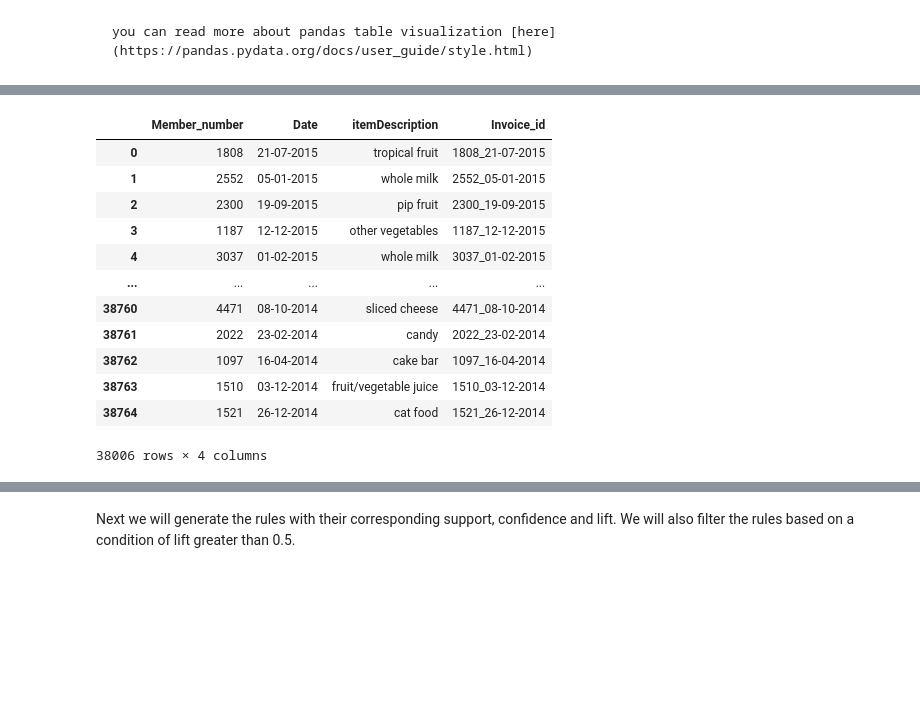
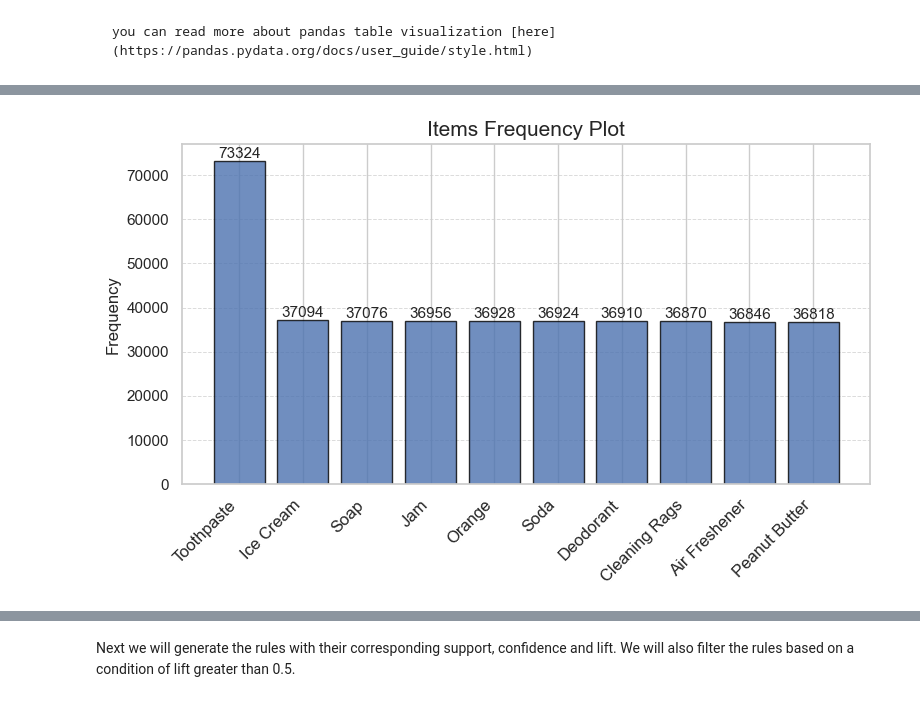
Before and after one commit to safarzadeh-reza/Spatial_Data_Mining_Winter2025, a Jupyter notebook: source/notebooks/L3/association_rules.ipynb, the cells around one changed output, grey strips where cells are left out. Cells and saved outputs as stored; diff of their text form; code cells hidden in the pictures; blank space fills up the shorter version.

```diff
--- a/source/notebooks/L3/association_rules.ipynb
+++ b/source/notebooks/L3/association_rules.ipynb
@@ -308,3 +341,9 @@ data.drop_duplicates(inplace=True)
+# %%
+# remove extra space in the itemDescription column
+data['Product'] = data['Product'].str.strip()
+
+# remove null values
+data.dropna(axis=0, subset=['Transaction_ID', 'Product'], inplace=True)
 # %%
 #Check the structure of the dataframe
 data.info()
@@ -342,0 +389,7 @@ df_table.head(10).style.background_gradient(cmap='Greens')
+# %%
+# Step 2: Count the frequency of each product
+product_freq = Counter(all_products)
+
+# Debug: Print the product frequencies
+print("\nProduct frequencies:")
+print(product_freq)
@@ -342,0 +411,5 @@ df_table.head(10).style.background_gradient(cmap='Greens')
+# %%
+# Convert the counter to a DataFrame for easy plotting.
+df_counts = pd.DataFrame(product_freq.items(), columns=['Product', 'Count'])
+
+df_counts.head(10).style.background_gradient(cmap='Blues')
@@ -357,16 +432,33 @@ plt.show()
-# %%
-data
-# %% [output]
-|  | Member_number | Date | itemDescription | Invoice_id |
-| 0 | 1808 | 21-07-2015 | tropical fruit | 1808_21-07-2015 |
-| 1 | 2552 | 05-01-2015 | whole milk | 2552_05-01-2015 |
-| 2 | 2300 | 19-09-2015 | pip fruit | 2300_19-09-2015 |
-| 3 | 1187 | 12-12-2015 | other vegetables | 1187_12-12-2015 |
-| 4 | 3037 | 01-02-2015 | whole milk | 3037_01-02-2015 |
-| ... | ... | ... | ... | ... |
-| 38760 | 4471 | 08-10-2014 | sliced cheese | 4471_08-10-2014 |
-| 38761 | 2022 | 23-02-2014 | candy | 2022_23-02-2014 |
-| 38762 | 1097 | 16-04-2014 | cake bar | 1097_16-04-2014 |
-| 38763 | 1510 | 03-12-2014 | fruit/vegetable juice | 1510_03-12-2014 |
-| 38764 | 1521 | 26-12-2014 | cat food | 1521_26-12-2014 |
-38006 rows × 4 columns
+# %%
+
+#select 10 products for better visualization
+df_sample = df_counts.sort_values(by='Count', ascending=False).head(10)
+
+x_positions = np.arange(len(df_sample))
+
+plt.figure(figsize=(8, 5))
+
+# Plot the bars (using the same color and edge style as your example).
+plt.bar(x_positions, df_sample['Count'], color="#4c72b0", width=0.8, edgecolor="black", alpha=0.8)
+
+# Add the frequency values on top of each bar.
+for i, (count, product) in enumerate(zip(df_sample['Count'], df_sample['Product'])):
+    plt.text(i, count + 0.1, f"{count}", ha="center", va="bottom", fontsize=11)
+
+# Customize x-axis ticks and labels.
+plt.xticks(x_positions, df_sample['Product'], rotation=45, ha="right", fontsize=12)
+plt.ylabel("Frequency", fontsize=12)
+
+# Add gridlines (only horizontal, similar to your theme).
+plt.grid(axis="y", linestyle="--", linewidth=0.7, alpha=0.7)
+
+# Add title
+plt.title("Items Frequency Plot", fontsize=15)
+
+# make layour not so tight
+plt.tight_layout()
+
+# Display the plot.
+plt.show()
+# %% [output]
+[figure, added]
```
Also changed, not shown: parts of 37 cells of this notebook, 1 other file.
